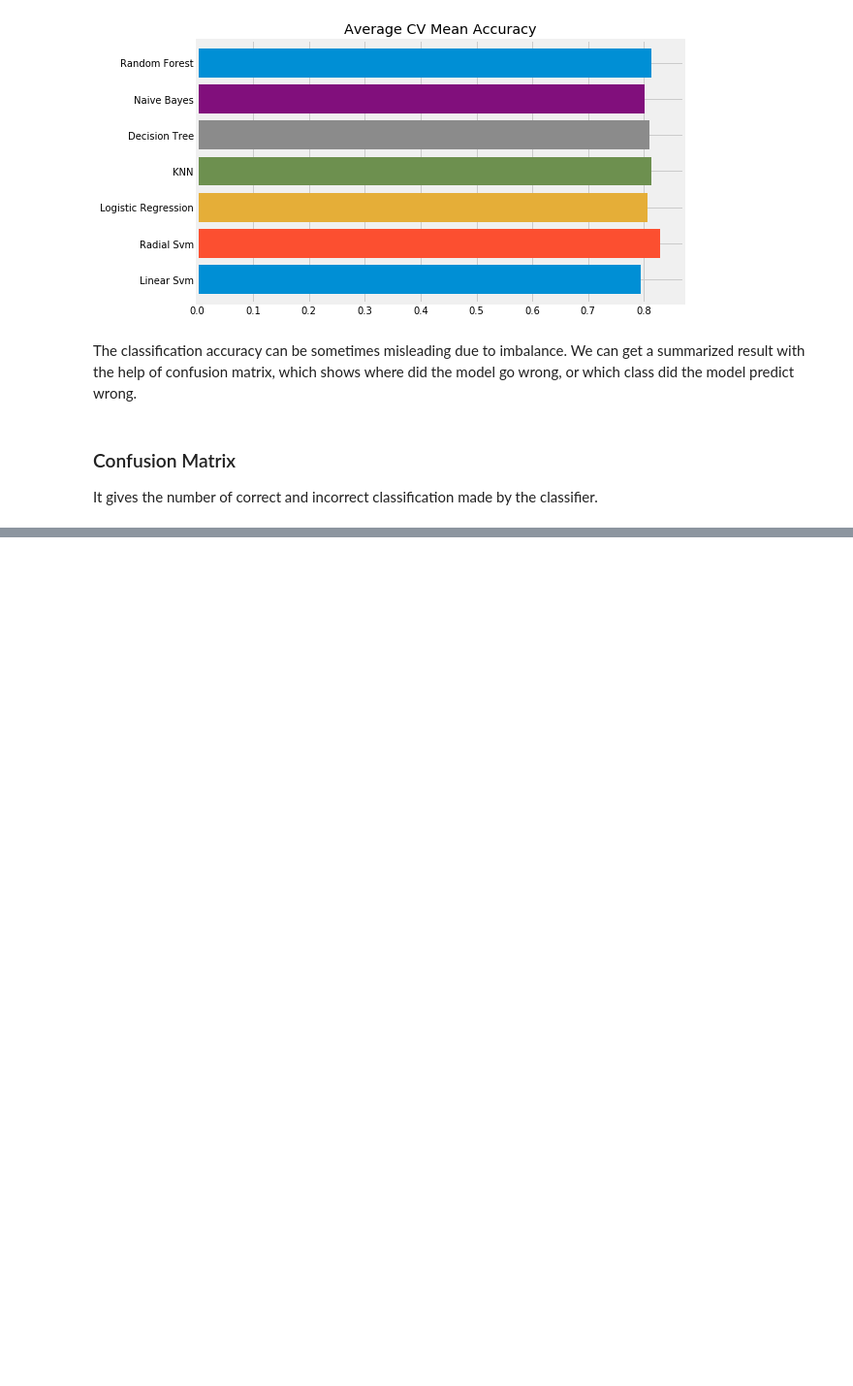
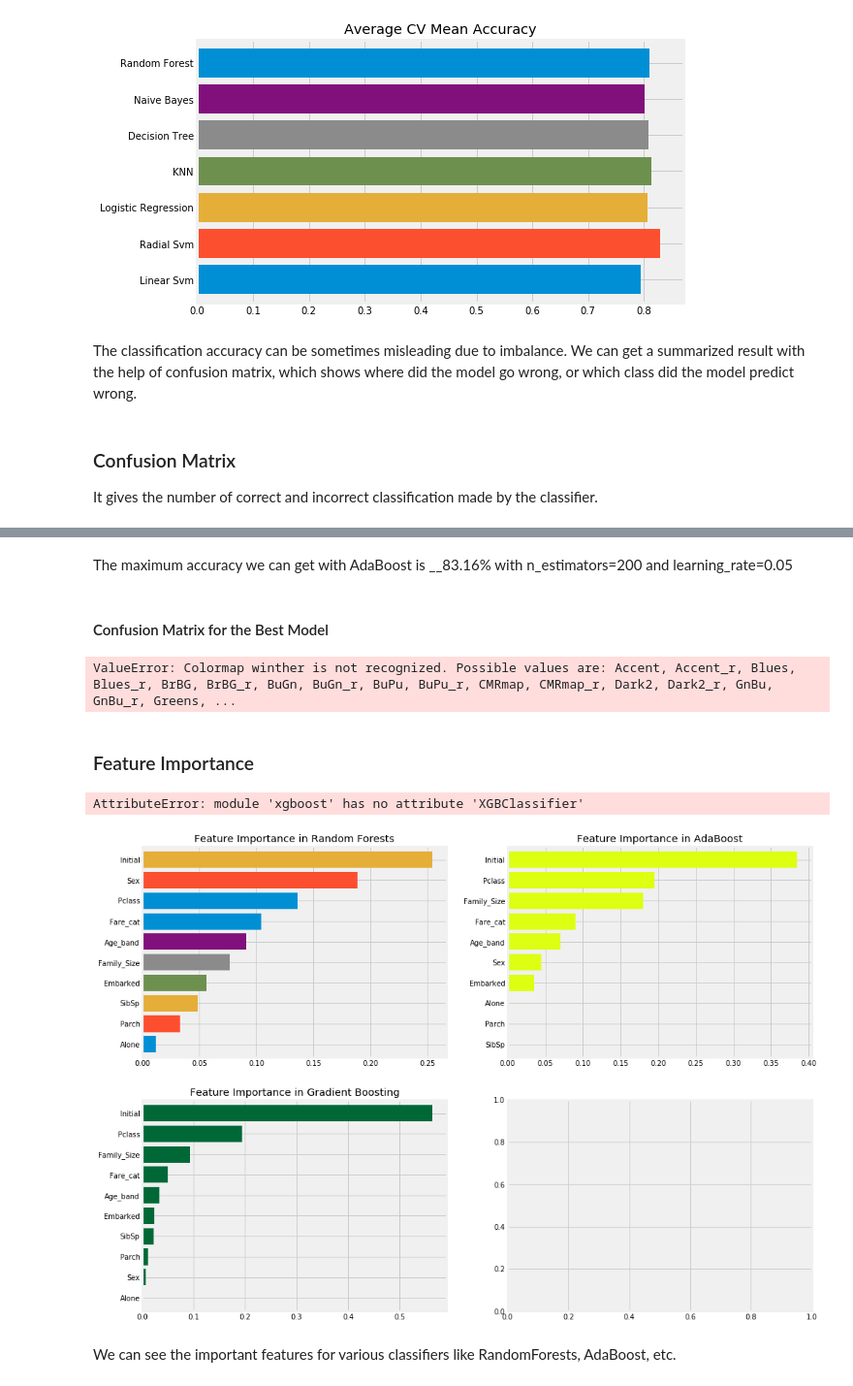
Before and after one commit to JohnHeo04/Day_by_day, a Jupyter notebook: EDA To Prediction_2nd.ipynb, the cells around one changed output, grey strips where cells are left out. Shown at 97% size. Drawn from its saved outputs; the diff is of its cells as text; code cells hidden in the pictures; blank space fills up the shorter version.

```diff
--- a/EDA To Prediction_2nd.ipynb
+++ b/EDA To Prediction_2nd.ipynb
@@ -862,0 +879,10 @@ plt.show()
+# %%
+from sklearn.model_selection import GridSearchCV
+C=[0.05,0.1,0.2,0.3,0.25,0.4,0.5,0.6,0.7,0.8,0.9,1]
+gamma=[0.1,0.2,0.3,0.4,0.5,0.6,0.7,0.8,0.9,1.0]
+kernel=['rbf','linear']
+hyper={'kernel':kernel,'C':C,'gamma':gamma}
+gd=GridSearchCV(estimator=svm.SVC(),param_grid=hyper,verbose=True)
+gd.fit(X,Y)
+print(gd.best_score_)
+print(gd.best_estimator_)
@@ -862,0 +900,7 @@ plt.show()
+# %%
+n_estimators=range(100,1000,100)
+hyper={'n_estimators':n_estimators}
+gd=GridSearchCV(estimator=RandomForestClassifier(random_state=0),param_grid=hyper,verbose=True)
+gd.fit(X,Y)
+print(gd.best_score_)
+print(gd.best_estimator_)
@@ -862,0 +1008,8 @@ plt.show()
+# %%
+n_estimators=list(range(100,1100,100))
+learn_rate=[0.05,0.1,0.2,0.3,0.25,0.4,0.5,0.6,0.7,0.8,0.9,1]
+hyper={'n_estimators':n_estimators,'learning_rate':learn_rate}
+gd=GridSearchCV(estimator=AdaBoostClassifier(),param_grid=hyper,verbose=True)
+gd.fit(X,Y)
+print(gd.best_score_)
+print(gd.best_estimator_)
@@ -862,0 +1023,37 @@ plt.show()
+# %% [markdown]
+The maximum accuracy we can get with AdaBoost is __83.16% with n_estimators=200 and learning_rate=0.05
+# %% [markdown]
+#### Confusion Matrix for the Best Model
+# %%
+ada=AdaBoostClassifier(n_estimators=200, random_state=0,learning_rate=0.05)
+result=cross_val_predict(ada,X,Y,cv=10)
+sns.heatmap(confusion_matrix(Y,result),cmap='winther',annot=True,fmt='2.0f')
+plt.show()
+# %% [output]
+ValueError: Colormap winther is not recognized. Possible values are: Accent, Accent_r, Blues, Blues_r, BrBG, BrBG_r, BuGn, BuGn_r, BuPu, BuPu_r, CMRmap, CMRmap_r, Dark2, Dark2_r, GnBu, GnBu_r, Greens, ...
+# %% [markdown]
+### Feature Importance
+# %%
+f,ax=plt.subplots(2,2,figsize=(15,12))
+model=RandomForestClassifier(n_estimators=500,random_state=0)
+model.fit(X,Y)
+pd.Series(model.feature_importances_,X.columns).sort_values(ascending=True).plot.barh(width=0.8,ax=ax[0,0])
+ax[0,0].set_title('Feature Importance in Random Forests')
+model=AdaBoostClassifier(n_estimators=200,learning_rate=0.05,random_state=0)
+model.fit(X,Y)
+pd.Series(model.feature_importances_,X.columns).sort_values(ascending=True).plot.barh(width=0.8,ax=ax[0,1],color='#ddff11')
+ax[0,1].set_title('Feature Importance in AdaBoost')
+model=GradientBoostingClassifier(n_estimators=500,learning_rate=0.1,random_state=0)
+model.fit(X,Y)
+pd.Series(model.feature_importances_,X.columns).sort_values(ascending=True).plot.barh(width=0.8,ax=ax[1,0],cmap='RdYlGn_r')
+ax[1,0].set_title('Feature Importance in Gradient Boosting')
+model=xg.XGBClassifier(n_estimators=900,learning_rate=0.1)
+model.fit(X,Y)
+pd.Series(model.feature_importances_,X.columns).sort_values(ascending=True).plot.barh(width=0.8,ax=ax[1,1],color='#FD0F00')
+ax[1,1].set_title('Feature Importance in XgBoost')
+plt.show()
+# %% [output]
+AttributeError: module 'xgboost' has no attribute 'XGBClassifier'
+[figure, added]
+# %% [markdown]
+We can see the important features for various classifiers like RandomForests, AdaBoost, etc.
```
Also changed, not shown: parts of 37 cells of this notebook.
